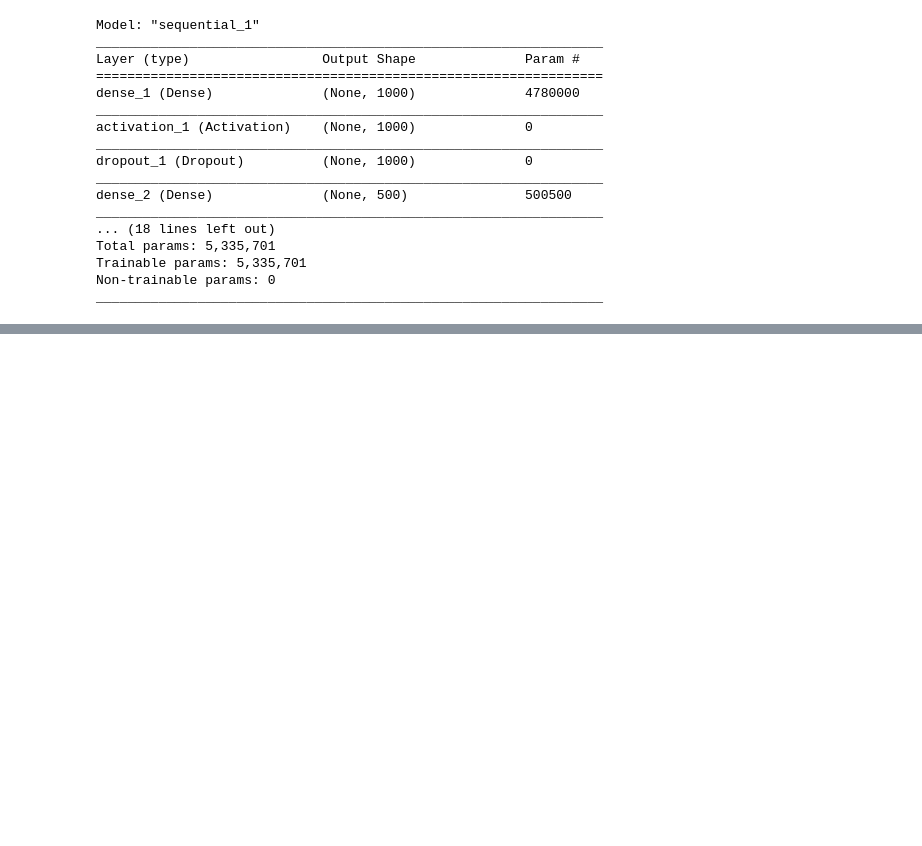
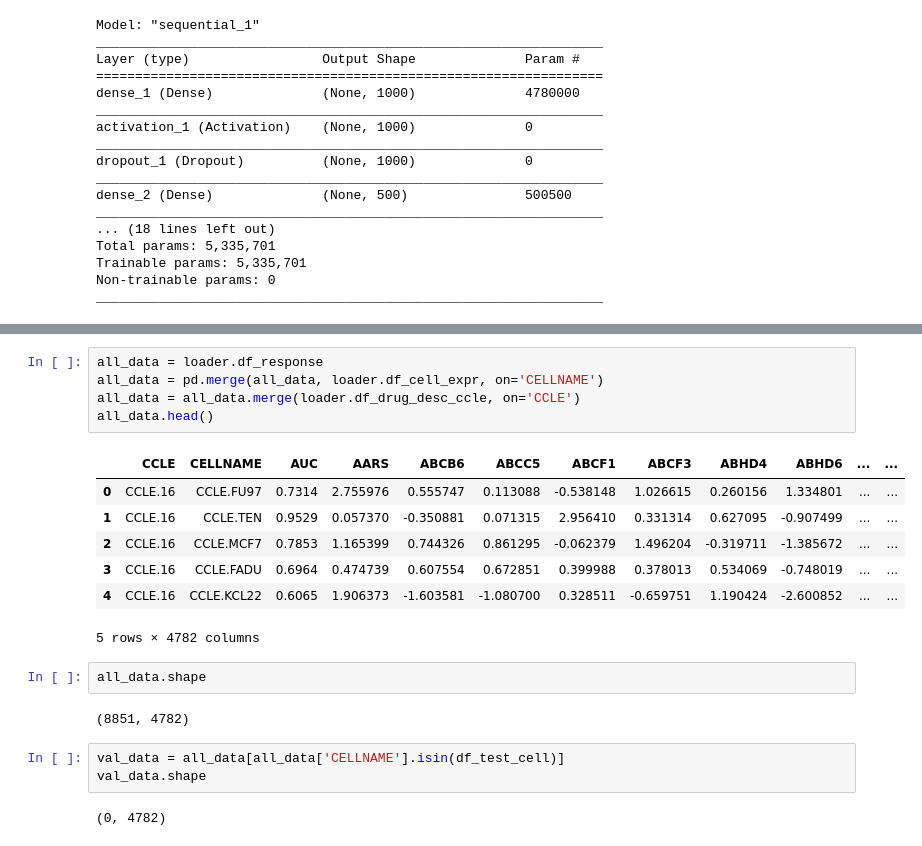
Before and after one commit to vgutta/NCI-DOE-Collab-Pilot1-Single-Drug-Response-Predictor, a Jupyter notebook: Pilot1/P1B3/combat_ccle.ipynb, the cells around one changed output, grey strips where cells are left out. Cells and saved outputs as stored; diff of their text form; blank space fills up the shorter version.

```diff
--- a/Pilot1/P1B3/combat_ccle.ipynb
+++ b/Pilot1/P1B3/combat_ccle.ipynb
@@ -830,0 +538,22 @@ df
+# %%
+all_data = loader.df_response
+all_data = pd.merge(all_data, loader.df_cell_expr, on='CELLNAME')
+all_data = all_data.merge(loader.df_drug_desc_ccle, on='CCLE')
+all_data.head()
+# %% [output]
+|  | CCLE | CELLNAME | AUC | AARS | ABCB6 | ABCC5 | ABCF1 | ABCF3 | ABHD4 | ABHD6 | ... | ... |
+| 0 | CCLE.16 | CCLE.FU97 | 0.7314 | 2.755976 | 0.555747 | 0.113088 | -0.538148 | 1.026615 | 0.260156 | 1.334801 | ... | ... |
+| 1 | CCLE.16 | CCLE.TEN | 0.9529 | 0.057370 | -0.350881 | 0.071315 | 2.956410 | 0.331314 | 0.627095 | -0.907499 | ... | ... |
+| 2 | CCLE.16 | CCLE.MCF7 | 0.7853 | 1.165399 | 0.744326 | 0.861295 | -0.062379 | 1.496204 | -0.319711 | -1.385672 | ... | ... |
+| 3 | CCLE.16 | CCLE.FADU | 0.6964 | 0.474739 | 0.607554 | 0.672851 | 0.399988 | 0.378013 | 0.534069 | -0.748019 | ... | ... |
+| 4 | CCLE.16 | CCLE.KCL22 | 0.6065 | 1.906373 | -1.603581 | -1.080700 | 0.328511 | -0.659751 | 1.190424 | -2.600852 | ... | ... |
+5 rows × 4782 columns
+# %%
+all_data.shape
+# %% [output]
+(8851, 4782)
+# %%
+val_data = all_data[all_data['CELLNAME'].isin(df_test_cell)]
+val_data.shape
+# %% [output]
+(0, 4782)
```
Also changed, not shown: parts of 74 cells of this notebook, 8 other files.
